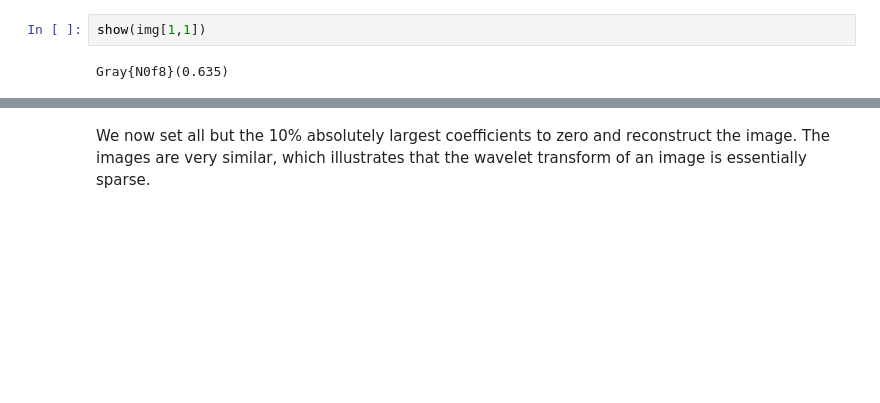
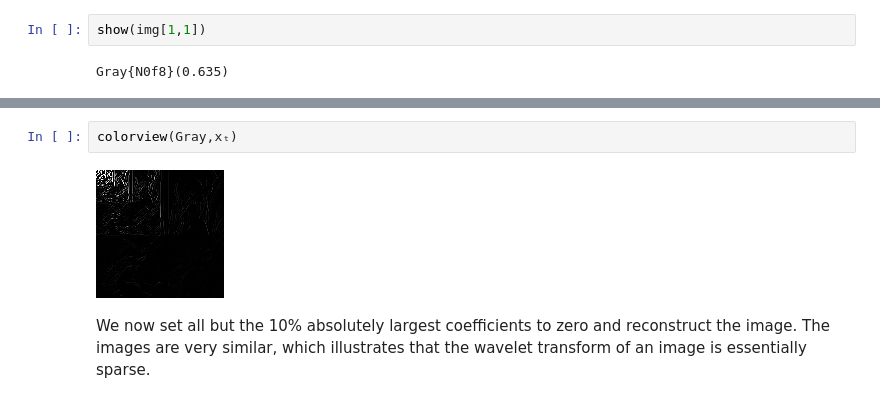
Before and after one commit to ivanslapnicar/GIAN-Applied-NLA-Course, a Jupyter notebook: src/Module C - Applications/L15 Compressive Sensing.ipynb, the cells around one changed output, grey strips where cells are left out. Saved outputs shown, nothing was run; the diff lists cells and outputs as text; blank space fills up the shorter version.

```diff
--- a/src/Module C - Applications/L15 Compressive Sensing.ipynb
+++ b/src/Module C - Applications/L15 Compressive Sensing.ipynb
@@ -713,3 +727,7 @@ xₜ=dwt(x, wavelet(WT.haar))
+# %%
+colorview(Gray,xₜ)
+# %% [output]
+[figure, added]
 # %% [markdown]
 We now set all but the 10% absolutely largest coefficients to zero and reconstruct the image. The images are very similar, which illustrates that the wavelet transform of an image is essentially sparse.
 # %%
```
Also changed, not shown: parts of 39 cells of this notebook, 6 other files.
